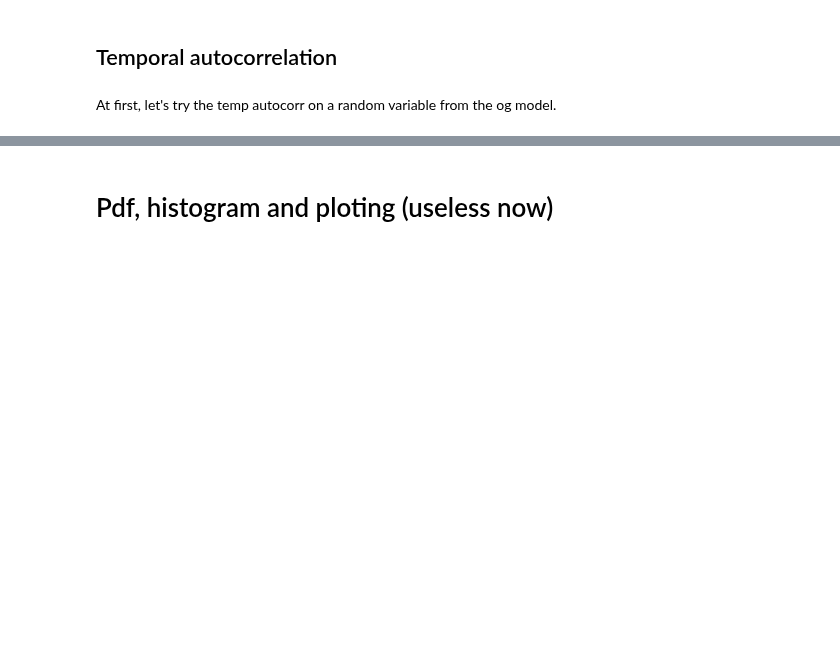
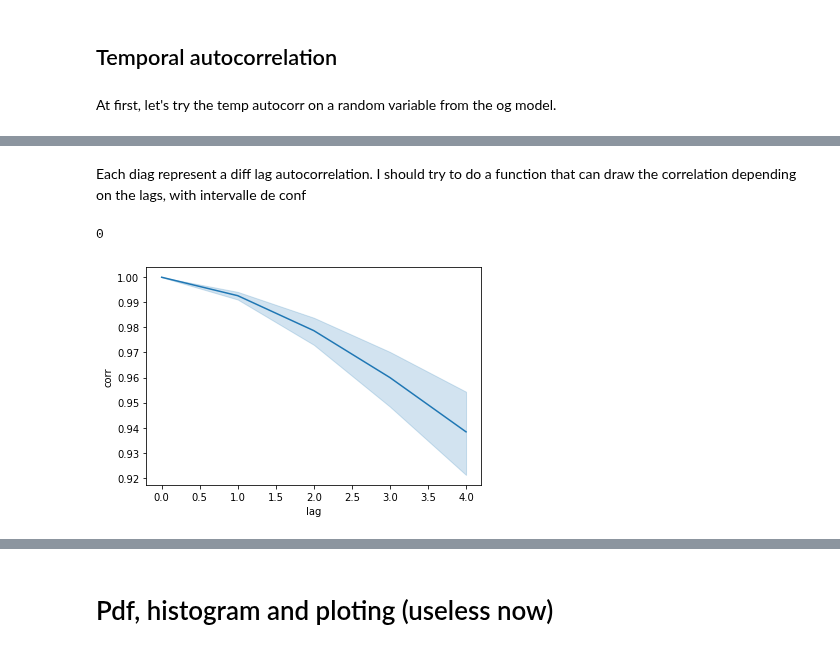
Before and after one commit to LeoMicollet/Downscaling_CM, a Jupyter notebook: dev/Metrics.ipynb, the cells around one changed output, grey strips where cells are left out. Drawn from its saved outputs; the diff is of its cells as text; code cells hidden in the pictures; blank space fills up the shorter version.

Commit message:
autocorrelation function

```diff
--- a/dev/Metrics.ipynb
+++ b/dev/Metrics.ipynb
@@ -314,0 +385,7 @@ np.corrcoef(x[])
+# %% [markdown]
+Each diag represent a diff lag autocorrelation. I should try to do a function that can draw the correlation depending on the lags, with intervalle de conf
+# %%
+metrics.corr(day_2km, "time", 4)
+# %% [output]
+0
+[figure, added]
```
Also changed, not shown: parts of 19 cells of this notebook, 1 other file.
